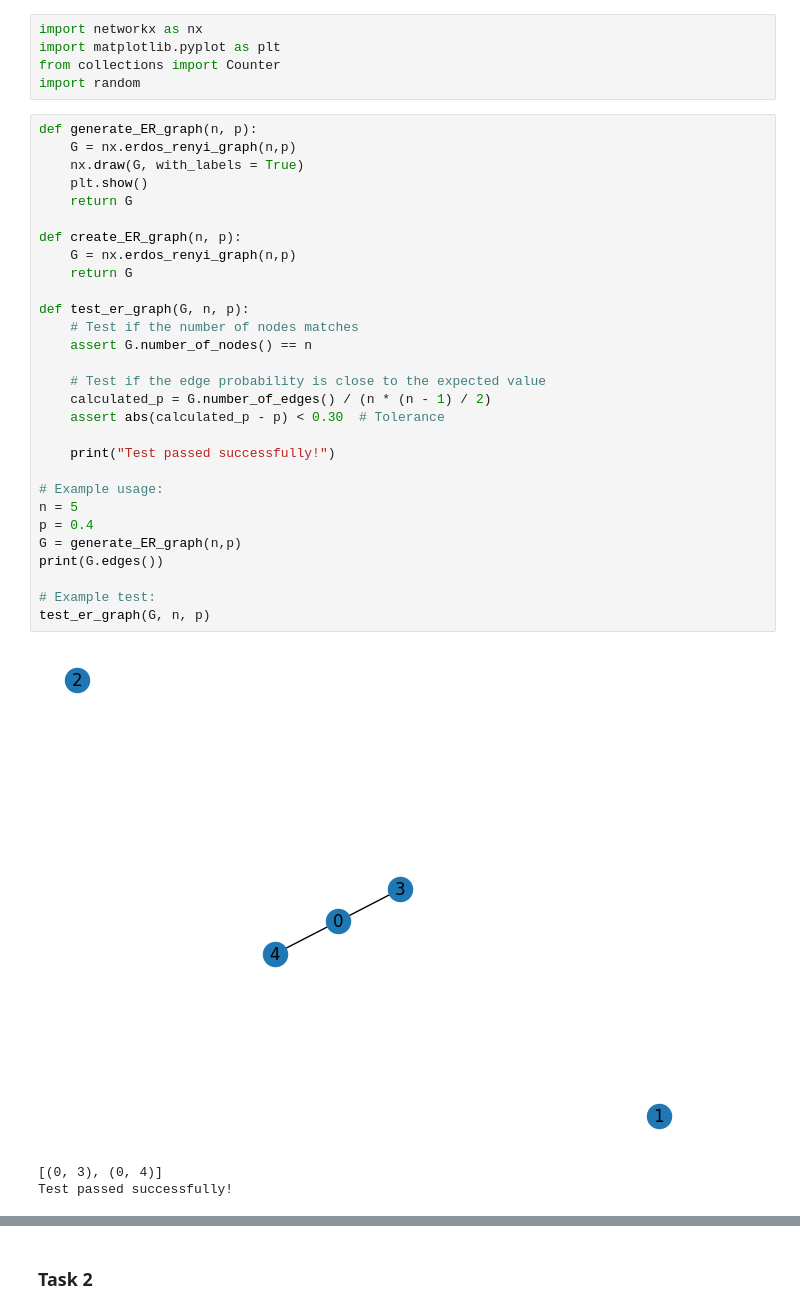
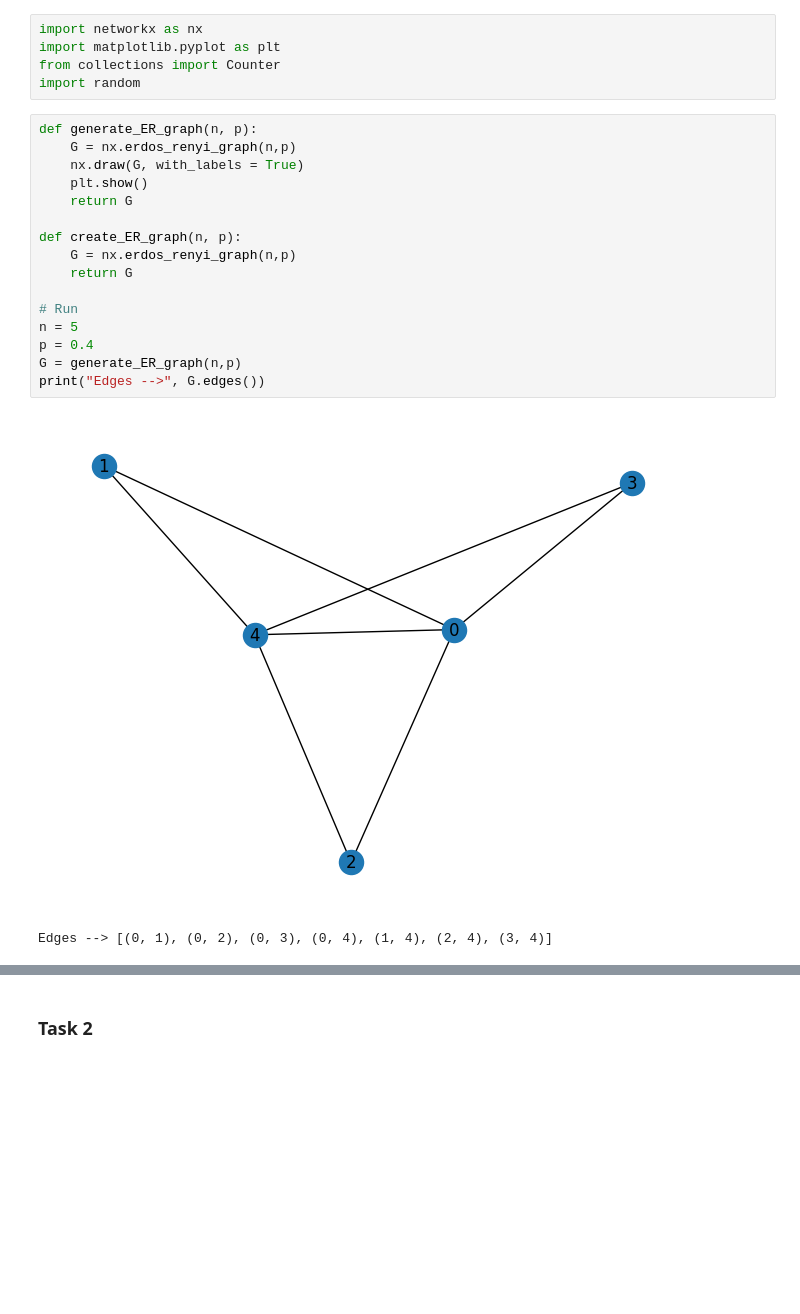
Before and after one commit to eschafir/graph_theory, a Jupyter notebook: tasks_report.ipynb, the cells around one changed output, grey strips where cells are left out. Saved outputs shown, nothing was run; the diff lists cells and outputs as text; blank space fills up the shorter version.

```diff
--- a/tasks_report.ipynb
+++ b/tasks_report.ipynb
@@ -8,35 +8,21 @@ import random
 # %%
 def generate_ER_graph(n, p):
     G = nx.erdos_renyi_graph(n,p)
     nx.draw(G, with_labels = True)
     plt.show()
     return G
 
 def create_ER_graph(n, p):
     G = nx.erdos_renyi_graph(n,p)
     return G
 
-def test_er_graph(G, n, p):
-    # Test if the number of nodes matches
-    assert G.number_of_nodes() == n
-
-    # Test if the edge probability is close to the expected value
-    calculated_p = G.number_of_edges() / (n * (n - 1) / 2)
-    assert abs(calculated_p - p) < 0.30  # Tolerance
-
-    print("Test passed successfully!")
-
-# Example usage:
+# Run
 n = 5
 p = 0.4
 G = generate_ER_graph(n,p)
-print(G.edges())
-
-# Example test:
-test_er_graph(G, n, p)
+print("Edges -->", G.edges())
 # %% [output]
-[figure, old version]
+[figure, new version]
-[(0, 3), (0, 4)]
-Test passed successfully!
+Edges --> [(0, 1), (0, 2), (0, 3), (0, 4), (1, 4), (2, 4), (3, 4)]
 # %%
 # Setting up variables
```
Also changed, not shown: parts of 14 cells of this notebook.
